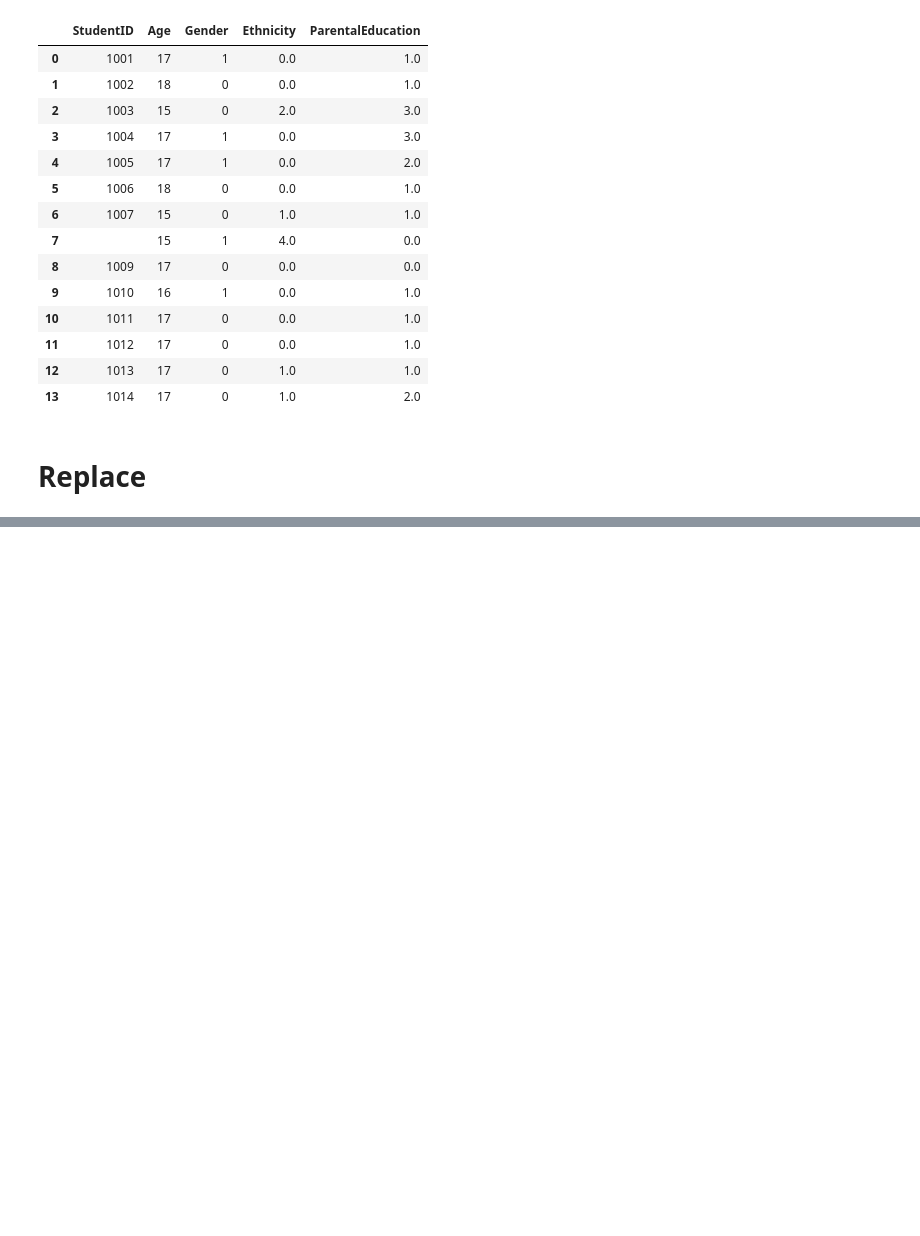
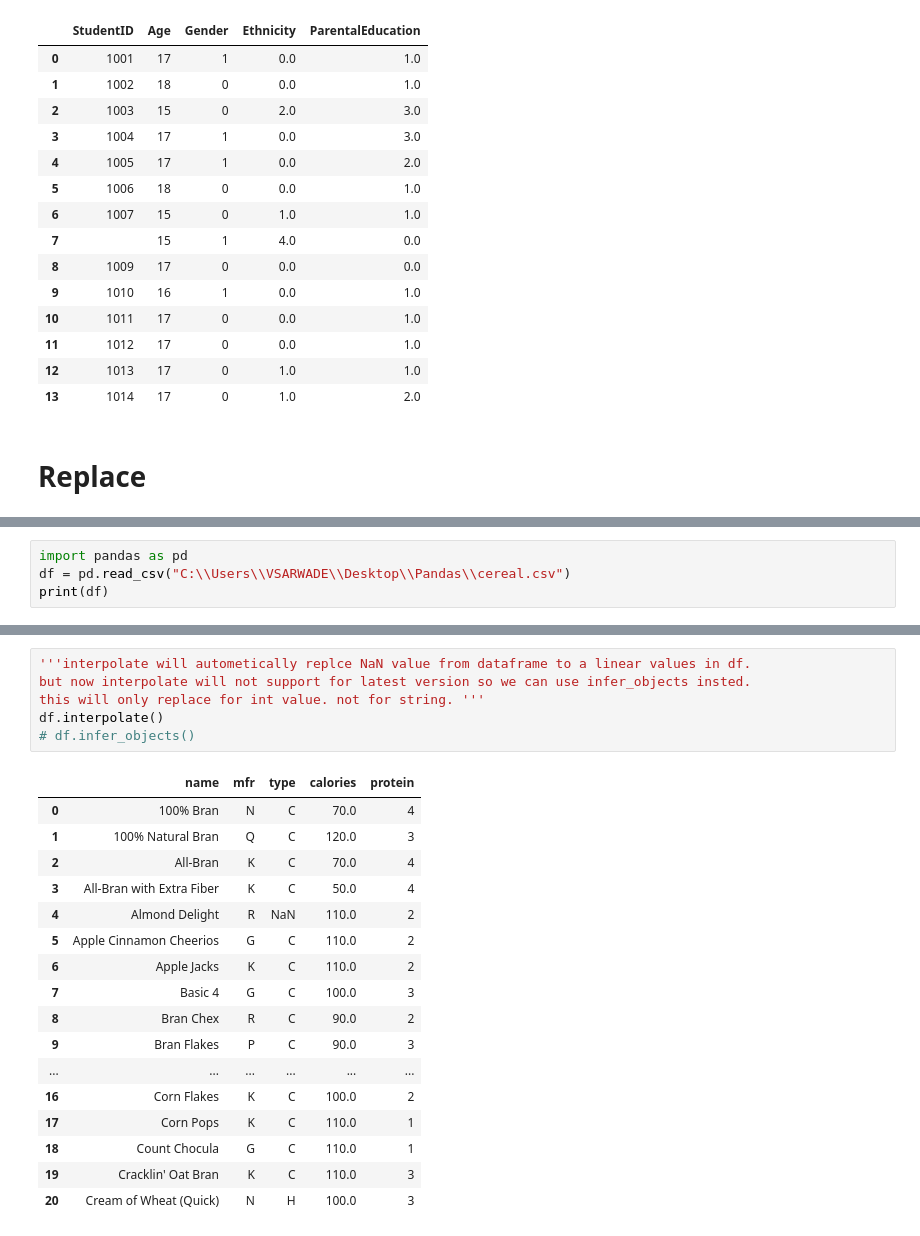
Before and after one commit to vinodsarwade/Pandas, a Jupyter notebook: Pandas.ipynb, the cells around one changed output, grey strips where cells are left out. Drawn from its saved outputs; the diff is of its cells as text; blank space fills up the shorter version.

```diff
--- a/Pandas.ipynb
+++ b/Pandas.ipynb
@@ -813,0 +897,4 @@ print(df)
+# %%
+import pandas as pd
+df = pd.read_csv("C:\\Users\\VSARWADE\\Desktop\\Pandas\\cereal.csv")
+print(df)
@@ -813,0 +919,24 @@ print(df)
+# %%
+'''interpolate will autometically replce NaN value from dataframe to a linear values in df.
+but now interpolate will not support for latest version so we can use infer_objects insted.
+this will only replace for int value. not for string. '''
+df.interpolate()
+# df.infer_objects()
+# %% [output]
+|  | name | mfr | type | calories | protein |
+| 0 | 100% Bran | N | C | 70.0 | 4 |
+| 1 | 100% Natural Bran | Q | C | 120.0 | 3 |
+| 2 | All-Bran | K | C | 70.0 | 4 |
+| 3 | All-Bran with Extra Fiber | K | C | 50.0 | 4 |
+| 4 | Almond Delight | R | NaN | 110.0 | 2 |
+| 5 | Apple Cinnamon Cheerios | G | C | 110.0 | 2 |
+| 6 | Apple Jacks | K | C | 110.0 | 2 |
+| 7 | Basic 4 | G | C | 100.0 | 3 |
+| 8 | Bran Chex | R | C | 90.0 | 2 |
+| 9 | Bran Flakes | P | C | 90.0 | 3 |
+| ... | ... | ... | ... | ... | ... |
+| 16 | Corn Flakes | K | C | 100.0 | 2 |
+| 17 | Corn Pops | K | C | 110.0 | 1 |
+| 18 | Count Chocula | G | C | 110.0 | 1 |
+| 19 | Cracklin' Oat Bran | K | C | 110.0 | 3 |
+| 20 | Cream of Wheat (Quick) | N | H | 100.0 | 3 |
```
Also changed, not shown: parts of 8 cells of this notebook, 5 other files.
